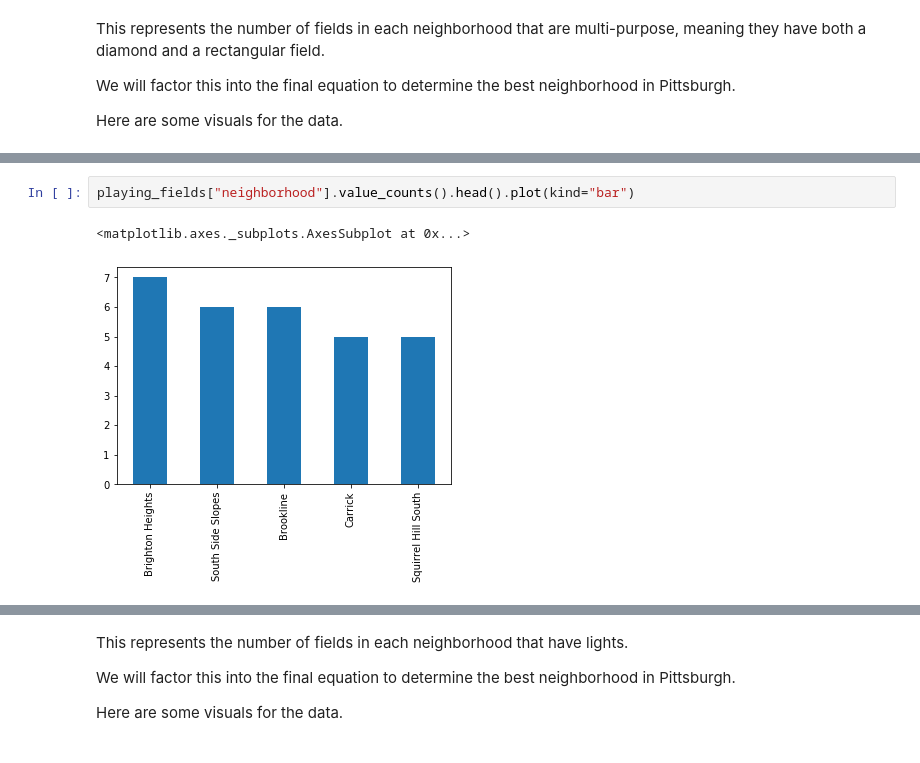
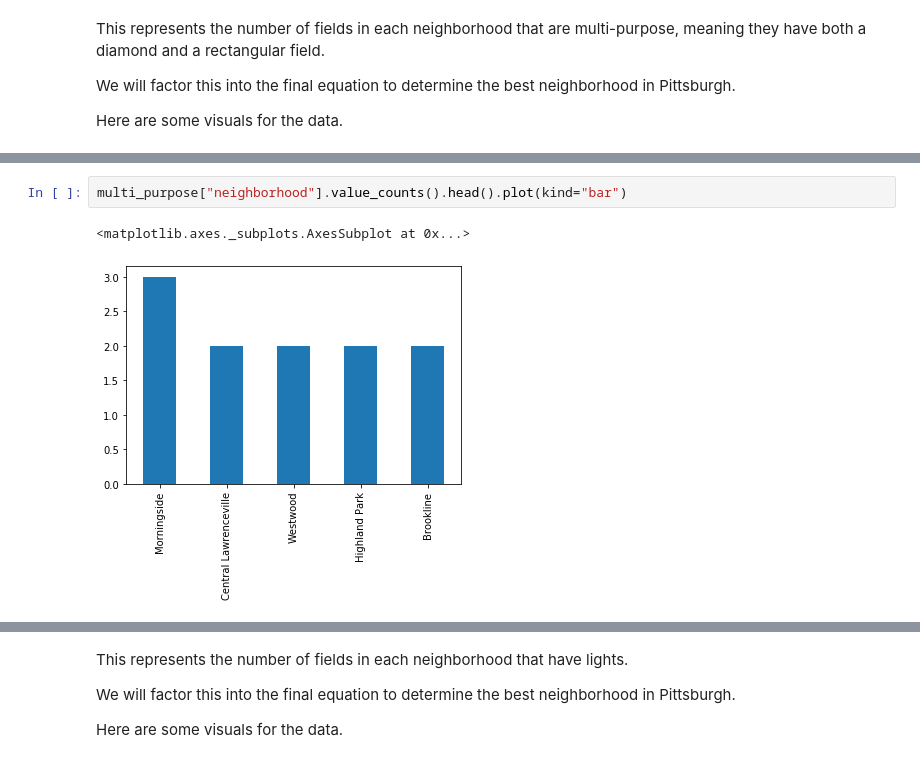
Before and after one commit to scs128/cmpinf-final-project, a Jupyter notebook: final-project.ipynb, the cells around one changed output, grey strips where cells are left out. Cells and saved outputs as stored; diff of their text form.

```diff
--- a/final-project.ipynb
+++ b/final-project.ipynb
@@ -158,8 +157,8 @@ multi_purpose["neighborhood"].value_counts().plot(kind="bar")
 # %%
-playing_fields["neighborhood"].value_counts().head().plot(kind="bar")
+multi_purpose["neighborhood"].value_counts().head().plot(kind="bar")
 # %% [output]
 <matplotlib.axes._subplots.AxesSubplot at 0x...>
-[figure, old version]
+[figure, new version]
 # %%
 has_lights = playing_fields["has_lights"] == "t"
 fields_with_lights = playing_fields[has_lights]
```
Also changed, not shown: parts of 10 cells of this notebook.
